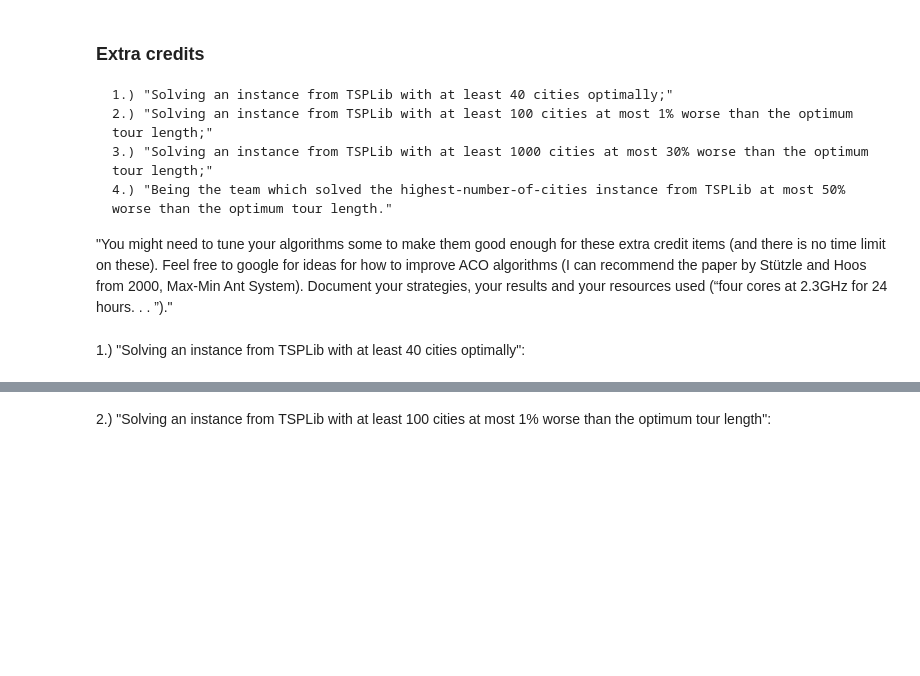
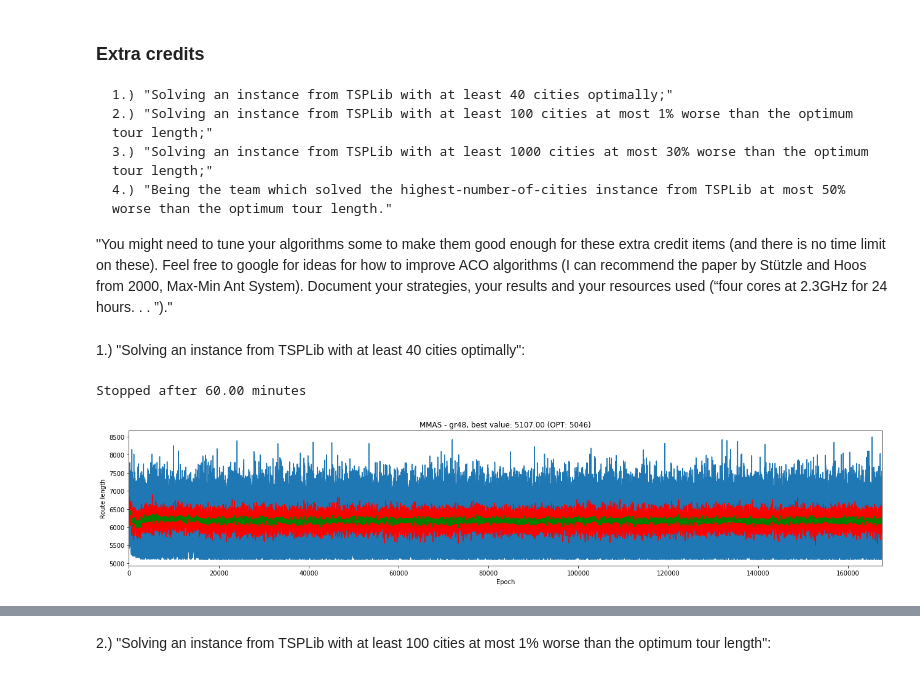
Before and after one commit to Chaoste/course-nia, a Jupyter notebook: project3/project3.ipynb, the cells around one changed output, grey strips where cells are left out. Saved outputs shown, nothing was run; the diff lists cells and outputs as text; code cells hidden in the pictures; blank space fills up the shorter version.

```diff
--- a/project3/project3.ipynb
+++ b/project3/project3.ipynb
@@ -228,13 +228,19 @@ resources used (“four cores at 2.3GHz for 24 hours. . . ”)."
 # %% [markdown]
 1.) "Solving an instance from TSPLib with at least 40 cities optimally":
 # %%
+alpha=2
+beta=0
+
 # Run gr48 for 30 minutes
 np.random.seed(0)
 opt_setting = utils.opt_setting(gr48_problem)
-mmas48 = algo.MMAS(gr48_problem, wall_clock_time=1800, **opt_setting)
+mmas48 = algo.MMAS(gr48_problem, wall_clock_time=3600, **opt_setting)
 route_length, costs = mmas48()
-if costs.min() == gr48_problem['optimum']:
+if costs.min() == gr48_problem['opt']:
     # Shift indizes to their original value
     print('We found the optimal route for gr48: {}\n Costs = {:.2f} [optimum]'.format(
         ' '.join([x + 1 for x in route_length]),
-        costs.min())
+        costs.min()))
+# %% [output]
+Stopped after 60.00 minutes
+[figure, added]
```
Also changed, not shown: parts of 2 cells of this notebook.
